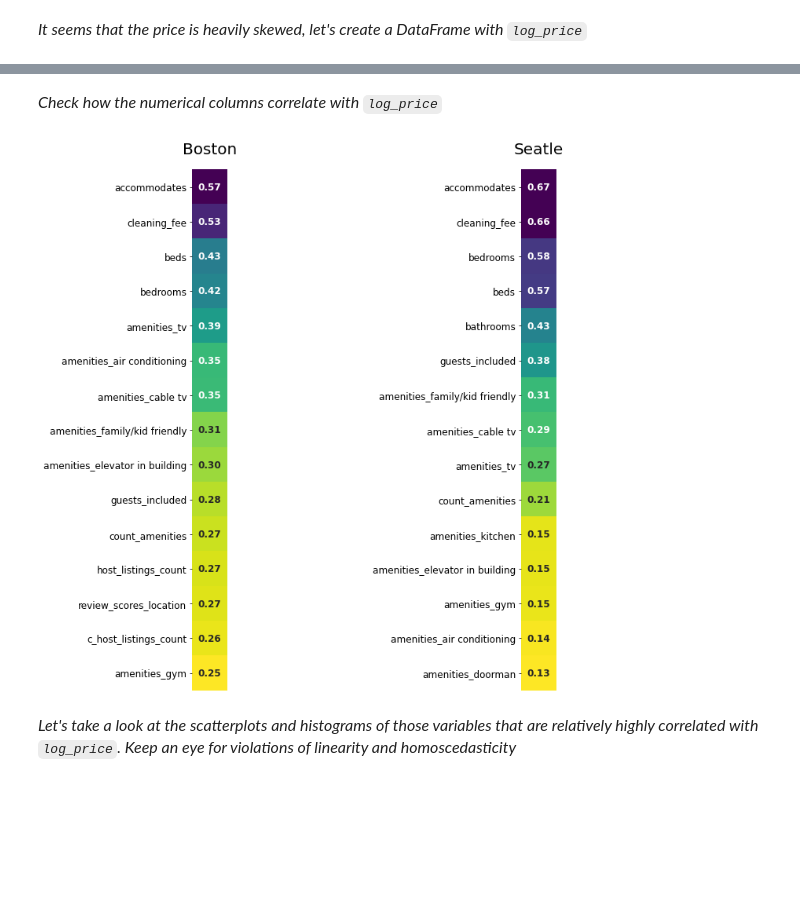
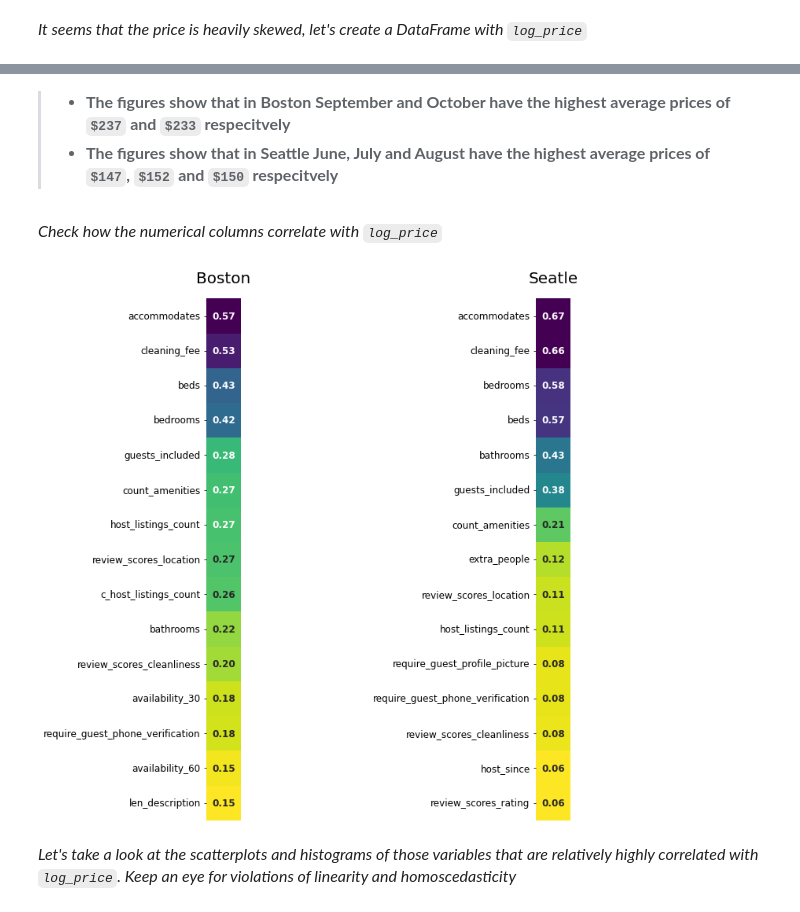
Before and after one commit to Zainy1453/Project-ND-1, a Jupyter notebook: Project-1_Price_Prediction.ipynb, the cells around one changed output, grey strips where cells are left out. Cells and saved outputs as stored; diff of their text form; code cells hidden in the pictures; blank space fills up the shorter version.

```diff
--- a/Project-1_Price_Prediction.ipynb
+++ b/Project-1_Price_Prediction.ipynb
@@ -21,6 +18,7 @@ The autoreload extension is already loaded. To reload it, use:
 # %%
 import warnings
 warnings.simplefilter(action='ignore', category=FutureWarning)
+plt.rcParams.update({'figure.max_open_warning': 0})
 
 b_cal_1 = pd.read_csv('b_cal_1.csv', index_col =0 )
 s_cal_1 = pd.read_csv('s_cal_1.csv', index_col =0 )
@@ -64,34 +127,37 @@ s_price['log_price'] = np.log(s_price['price'])
+# %% [markdown]
+>* <font size = '3'>**The figures show that in Boston September and October have the highest average prices of `$237` and `$233` respecitvely**</font><br>
+>* <font size = '3'>**The figures show that in Seattle June, July and August have the highest average prices of `$147`, `$152` and `$150` respecitvely**</font>
 # %% [markdown]
 <font size ='3'>*Check how the numerical columns correlate with `log_price`*</font>
 # %%
 b_price= b_price.rename(columns = {'calculated_host_listings_count':'c_host_listings_count'})
 s_price= s_price.rename(columns = {'calculated_host_listings_count':'c_host_listings_count'})
 # %%
-cols= [col for col in s_price.select_dtypes(include = ['int64','float']).columns]
+cols= [col for col in s_price.select_dtypes(include = ['int64','float']).columns if 'amenities_' not in col]
 cols.remove('log_price')
 cols.remove('price')
 cols[0]= 'log_price'
 ####################
 corr_b = b_price[cols].corr().iloc[1:,0:1]
 corr_b = corr_b.sort_values(by=['log_price'], ascending = False).head(15)
 corr_s = s_price[cols].corr().iloc[1:,0:1]
 corr_s = corr_s.sort_values(by=['log_price'], ascending = False).head(15)
 ####################
 fig = plt.figure(figsize = (14,10))
 
 ax1 = fig.add_subplot(1, 2, 1)
 plt.title('Boston', fontsize = 20, pad = 20)
 plt.yticks(fontsize = 12)
 plt.xticks(fontsize = 12)
 p1 = sns.heatmap(corr_b,xticklabels=False,square=True, ax =ax1,cbar = False, annot_kws = {'fontsize':12, 'fontweight': 'bold'},cmap = 'viridis_r', annot = True, fmt = '.2f');
 ax2 = fig.add_subplot(1, 2, 2)
 plt.title('Seatle', fontsize = 20, pad = 20)
 plt.yticks(fontsize = 12)
 plt.xticks(fontsize = 12)
 p2 = sns.heatmap(corr_s,xticklabels=False,square=True, ax =ax2, cbar = False, annot_kws = {'fontsize':12, 'fontweight': 'bold'},cmap = 'viridis_r', annot = True, fmt = '.2f');
 plt.tight_layout()
 # %% [output]
-[figure, old version]
+[figure, new version]
 # %% [markdown]
 <font size ='3'>*Let's take a look at the scatterplots and histograms of those variables that are relatively highly correlated with `log_price`. Keep an eye for violations of linearity and homoscedasticity*</font>
 # %% [markdown]
```
Also changed, not shown: parts of 24 cells of this notebook, 14 other files.
